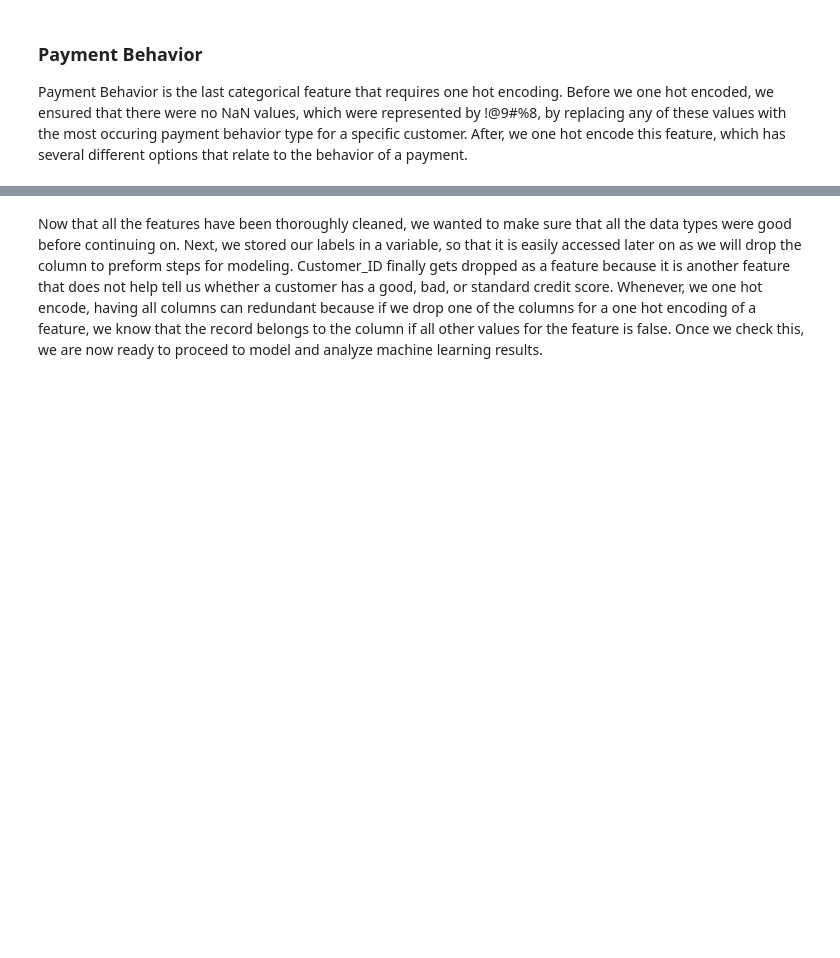
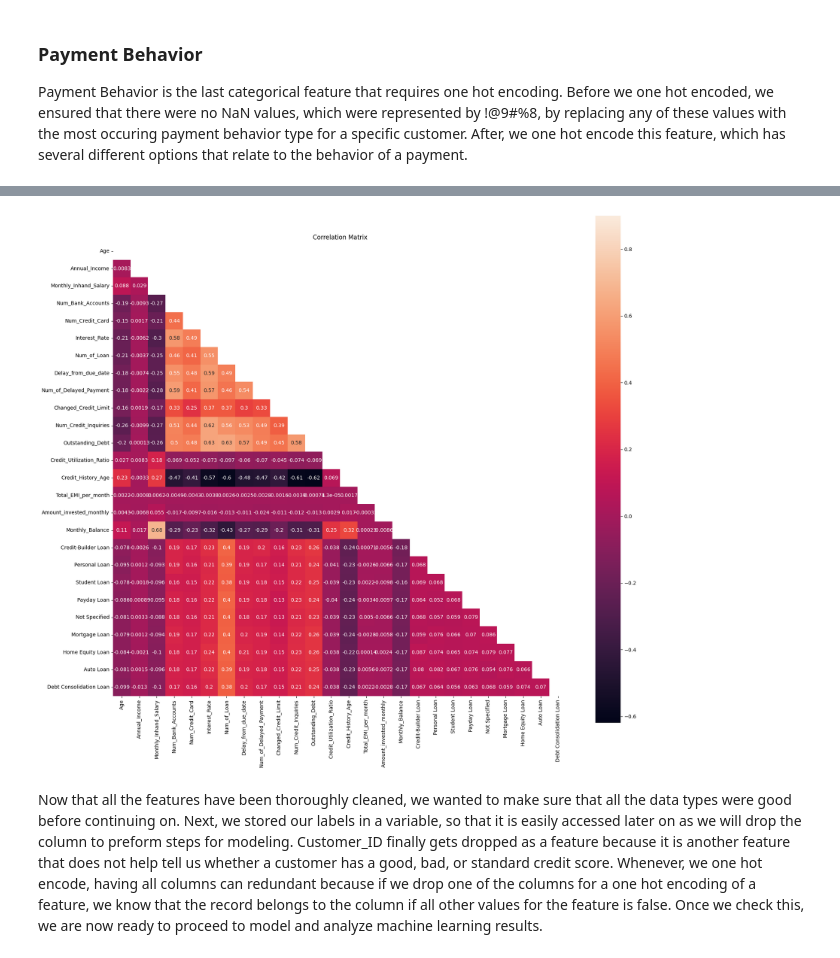
Before and after one commit to AyujVerma/Credit-Score-Classifier, a Jupyter notebook: credit_score.ipynb, the cells around one changed output, grey strips where cells are left out. Cells and saved outputs as stored; diff of their text form; code cells hidden in the pictures; blank space fills up the shorter version.

```diff
--- a/credit_score.ipynb
+++ b/credit_score.ipynb
@@ -1024,6 +1041,16 @@ Poor        14283
 Standard    14283
 Name: count, dtype: int64
 [figure]
+# %%
+corr = data.select_dtypes(include=['float64', 'int64']).corr(method='pearson')
+mask = np.triu(np.ones_like(corr, dtype=bool))
+
+plt.figure(figsize=(20, 18))
+sns.heatmap(corr, mask=mask, vmax=0.9, square=True, annot=True)
+plt.title('Correlation Matrix')
+plt.show()
+# %% [output]
+[figure, added]
 # %% [markdown]
 Now that all the features have been thoroughly cleaned, we wanted to make sure that all the data types were good before continuing on. Next, we stored our labels in a variable, so that it is easily accessed later on as we will drop the column to preform steps for modeling. Customer_ID finally gets dropped as a feature because it is another feature that does not help tell us whether a customer has a good, bad, or standard credit score. Whenever, we one hot encode, having all columns can redundant because if we drop one of the columns for a one hot encoding of a feature, we know that the record belongs to the column if all other values for the feature is false. Once we check this, we are now ready to proceed to model and analyze machine learning results.
 # %%
```
Also changed, not shown: parts of 7 cells of this notebook.
